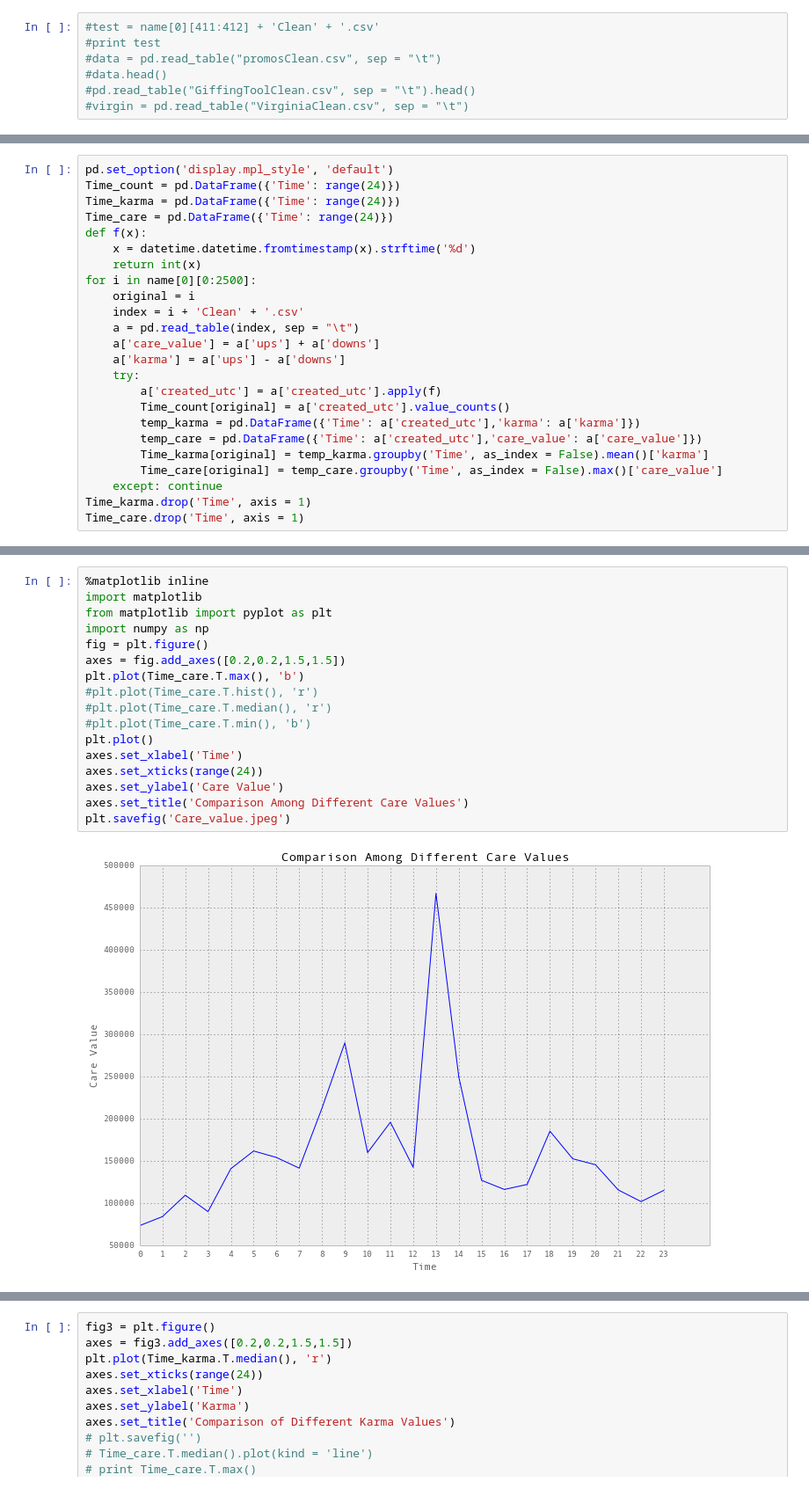
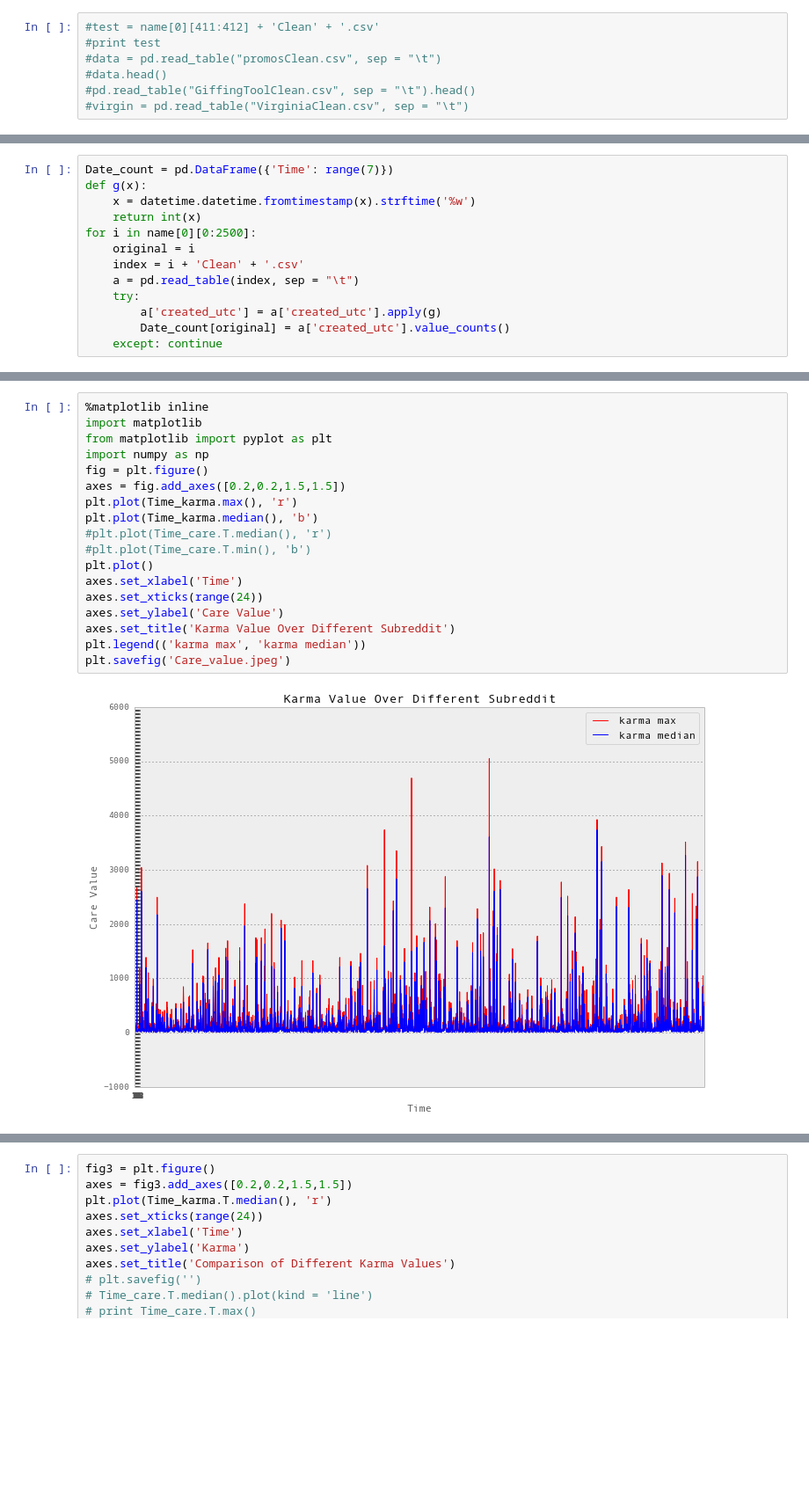
Before and after one commit to grepJimmyGu/capstone, a Jupyter notebook: Project.ipynb, the cells around one changed output, grey strips where cells are left out. Shown: that part at 88% size. Cells and saved outputs as stored; diff of their text form; blank space fills up the shorter version.

```diff
--- a/Project.ipynb
+++ b/Project.ipynb
@@ -94,24 +108,13 @@ Name: 0x10c, dtype: int64
 # %%
-pd.set_option('display.mpl_style', 'default')
-Time_count = pd.DataFrame({'Time': range(24)})
-Time_karma = pd.DataFrame({'Time': range(24)})
-Time_care = pd.DataFrame({'Time': range(24)})
-def f(x):
-    x = datetime.datetime.fromtimestamp(x).strftime('%d')
+Date_count = pd.DataFrame({'Time': range(7)})
+def g(x):
+    x = datetime.datetime.fromtimestamp(x).strftime('%w')
     return int(x)
 for i in name[0][0:2500]:
     original = i
     index = i + 'Clean' + '.csv'
     a = pd.read_table(index, sep = "\t")
-    a['care_value'] = a['ups'] + a['downs']
-    a['karma'] = a['ups'] - a['downs']
     try:
-        a['created_utc'] = a['created_utc'].apply(f)
-        Time_count[original] = a['created_utc'].value_counts()
-        temp_karma = pd.DataFrame({'Time': a['created_utc'],'karma': a['karma']})
-        temp_care = pd.DataFrame({'Time': a['created_utc'],'care_value': a['care_value']})
-        Time_karma[original] = temp_karma.groupby('Time', as_index = False).mean()['karma']
-        Time_care[original] = temp_care.groupby('Time', as_index = False).max()['care_value']
+        a['created_utc'] = a['created_utc'].apply(g)
+        Date_count[original] = a['created_utc'].value_counts()
     except: continue
-Time_karma.drop('Time', axis = 1)
-Time_care.drop('Time', axis = 1)
@@ -157,22 +155,23 @@ plt.savefig('weekday_counts.jpeg')
 # %%
 %matplotlib inline
 import matplotlib
 from matplotlib import pyplot as plt
 import numpy as np
 fig = plt.figure()
 axes = fig.add_axes([0.2,0.2,1.5,1.5])
-plt.plot(Time_care.T.max(), 'b')
-#plt.plot(Time_care.T.hist(), 'r')
+plt.plot(Time_karma.max(), 'r')
+plt.plot(Time_karma.median(), 'b')
 #plt.plot(Time_care.T.median(), 'r')
 #plt.plot(Time_care.T.min(), 'b')
 plt.plot()
 axes.set_xlabel('Time')
 axes.set_xticks(range(24))
 axes.set_ylabel('Care Value')
-axes.set_title('Comparison Among Different Care Values')
+axes.set_title('Karma Value Over Different Subreddit')
+plt.legend(('karma max', 'karma median'))
 plt.savefig('Care_value.jpeg')
 # %% [output]
-[figure, old version]
+[figure, new version]
 # %%
 fig2 = plt.figure()
 axes = fig2.add_axes([0.2,0.2,1.5,1.5])
```
Also changed, not shown: parts of 17 cells of this notebook.
